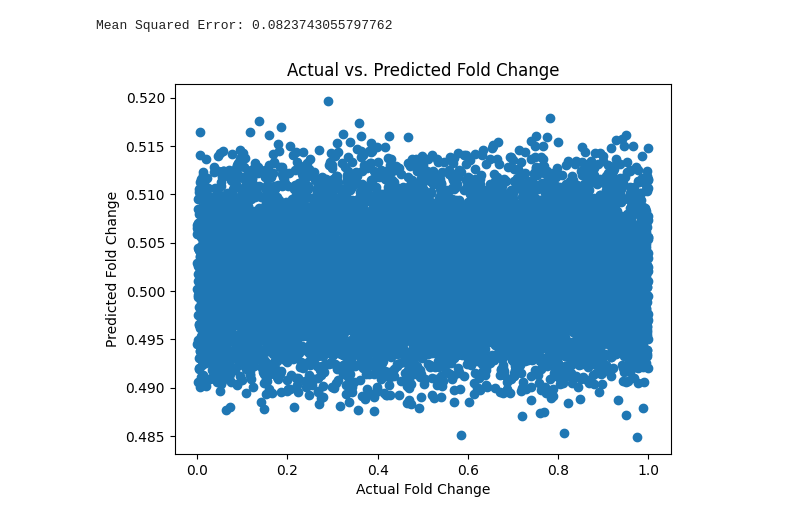
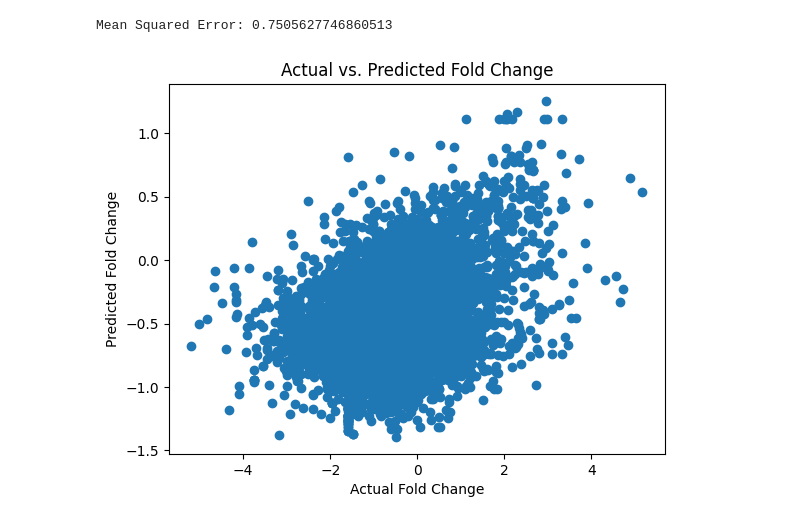
Before and after one commit to vratins/PromoterStrength, a Jupyter notebook: regressionModel.ipynb, the cells around one changed output. Drawn from its saved outputs; the diff is of its cells as text; code cells hidden in the pictures.

Commit message:
updated regression with proper files

```diff
--- a/regressionModel.ipynb
+++ b/regressionModel.ipynb
@@ -7,31 +8,51 @@ import matplotlib.pyplot as plt
+# %%
+embeddings = np.load('../all_embeddings.npy')
+# %%
+file_path = "filtered_data.csv"
+filtered_data = pd.read_csv(file_path)
+log_foldChange = filtered_data["log2_foldchange"]
+# %%
+X = embeddings
+y = log_foldChange
+X_train, X_test, y_train, y_test = train_test_split(X, y, test_size=0.2, random_state=42)
+model = LinearRegression()
+model.fit(X_train, y_train)
+y_pred = model.predict(X_test)
+mse = mean_squared_error(y_test, y_pred)
+print(f'Mean Squared Error: {mse}')
+plt.scatter(y_test, y_pred)
+plt.xlabel('Actual Fold Change')
+plt.ylabel('Predicted Fold Change')
+plt.title('Actual vs. Predicted Fold Change')
+plt.show()
+# %% [output]
+Mean Squared Error: 0.7505627746860513
+[figure, added]
 # %%
-# Assuming 'X' is your sequence embeddings and 'y' is your fold change labels
-# Replace these with your actual data
-X = np.random.rand(50000, 10)  # Example: 50,000 samples with 10 features each
-y = np.random.rand(50000)      # Example: 50,000 fold change values, change this to accessing from pd
+# # Assuming 'X' is your sequence embeddings and 'y' is your fold change labels
+# # Replace these with your actual data
+# X = np.random.rand(50000, 10)  # Example: 50,000 samples with 10 features each
+# y = np.random.rand(50000)      # Example: 50,000 fold change values, change this to accessing from pd
 
-# Split the data into training and testing sets
-X_train, X_test, y_train, y_test = train_test_split(X, y, test_size=0.2, random_state=42)
+# # Split the data into training and testing sets
+# X_train, X_test, y_train, y_test = train_test_split(X, y, test_size=0.2, random_state=42)
 
-# Initialize the linear regression model
-model = LinearRegression()
+# # Initialize the linear regression model
+# model = LinearRegression()
 
-# Train the model
-model.fit(X_train, y_train)
+# # Train the model
+# model.fit(X_train, y_train)
 
-# Make predictions on the test set
-y_pred = model.predict(X_test)
+# # Make predictions on the test set
+# y_pred = model.predict(X_test)
 
-# Evaluate the model
-mse = mean_squared_error(y_test, y_pred)
-print(f'Mean Squared Error: {mse}')
+# # Evaluate the model
+# mse = mean_squared_error(y_test, y_pred)
+# print(f'Mean Squared Error: {mse}')
 
-# Plot the predicted vs. actual values
-plt.scatter(y_test, y_pred)
-plt.xlabel('Actual Fold Change')
-plt.ylabel('Predicted Fold Change')
-plt.title('Actual vs. Predicted Fold Change')
-plt.show()
+# # Plot the predicted vs. actual values
+# plt.scatter(y_test, y_pred)
+# plt.xlabel('Actual Fold Change')
+# plt.ylabel('Predicted Fold Change')
+# plt.title('Actual vs. Predicted Fold Change')
+# plt.show()
-# %% [output]
-Mean Squared Error: 0.0823743055797762
-[figure, removed]
```
Also changed, not shown: parts of 1 cell of this notebook.
